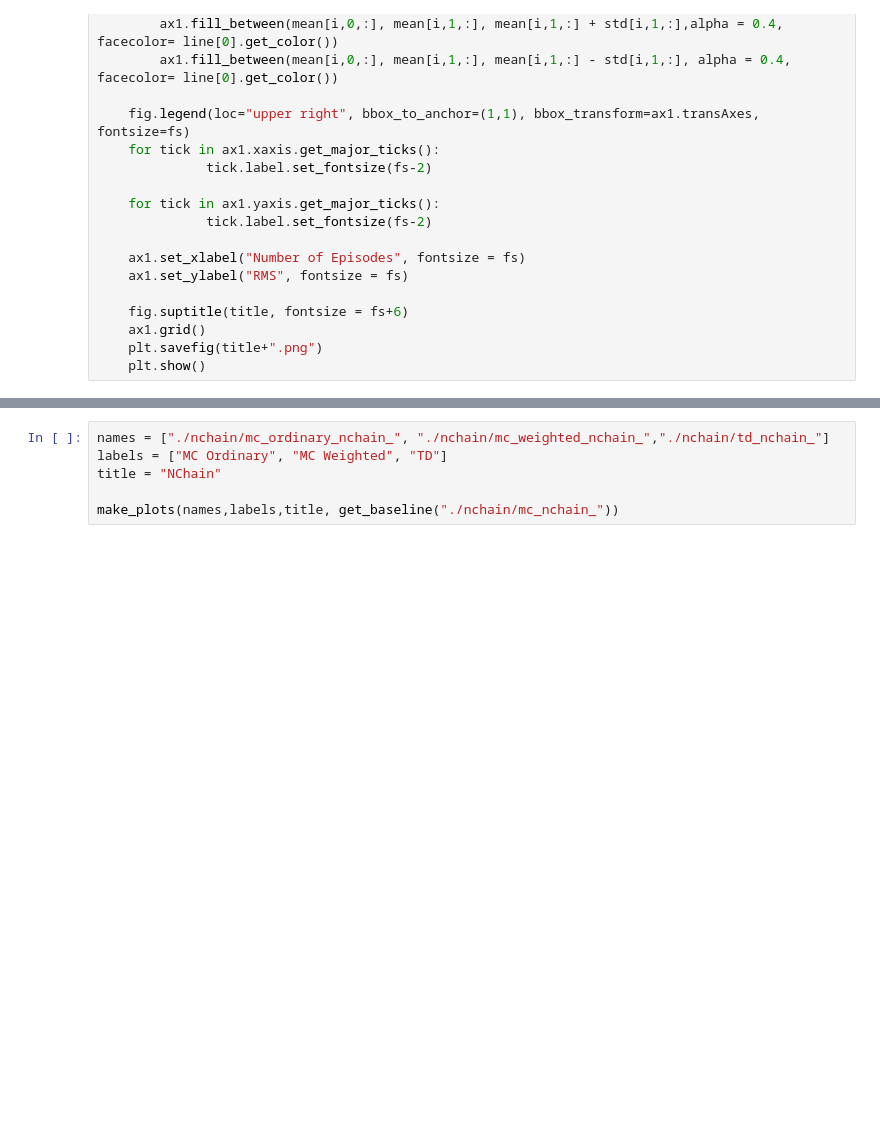
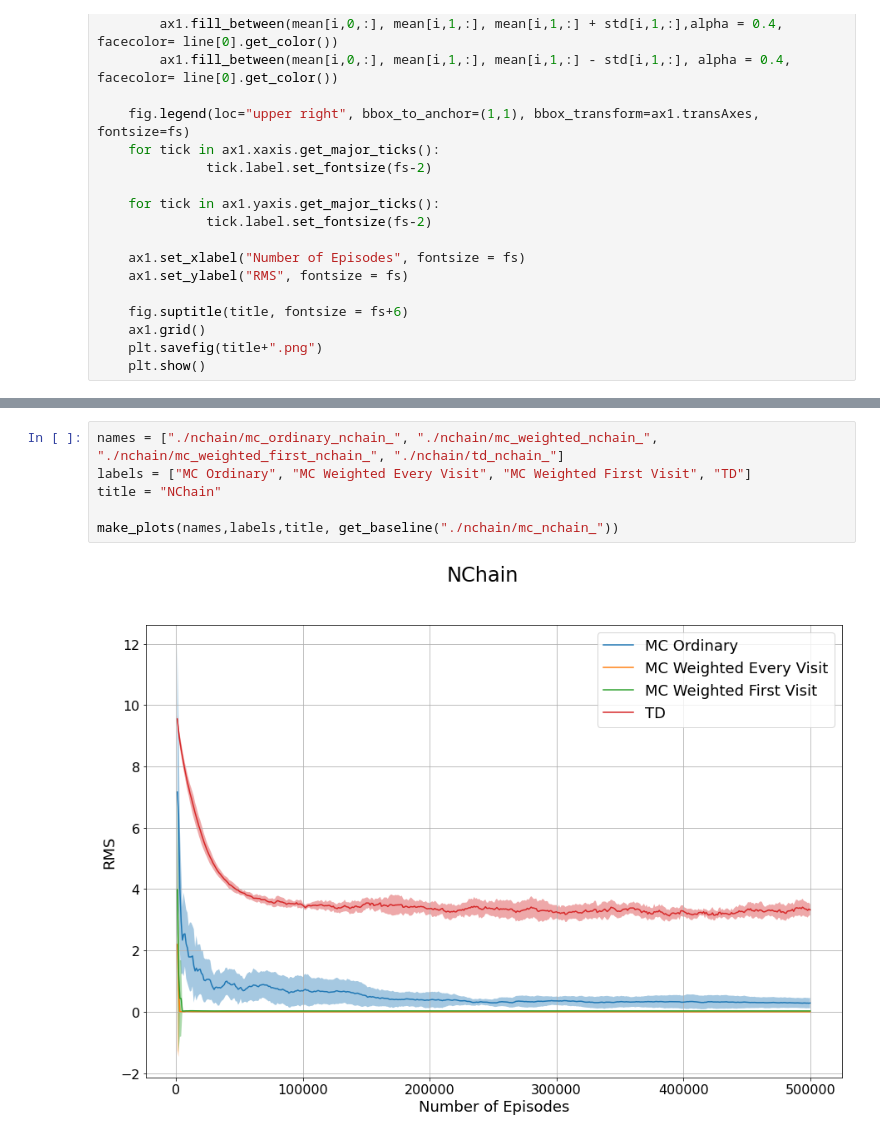
Before and after one commit to gersonfoks/rl2020-project, a Jupyter notebook: Plots.ipynb, the cells around one changed output, grey strips where cells are left out. Drawn from its saved outputs; the diff is of its cells as text; blank space fills up the shorter version.

```diff
--- a/Plots.ipynb
+++ b/Plots.ipynb
@@ -81,6 +83,8 @@ make_plots(names,labels,title, get_baseline("./bj/mc_bj_"))
 # %%
-names = ["./nchain/mc_ordinary_nchain_", "./nchain/mc_weighted_nchain_","./nchain/td_nchain_"]
-labels = ["MC Ordinary", "MC Weighted", "TD"]
+names = ["./nchain/mc_ordinary_nchain_", "./nchain/mc_weighted_nchain_", "./nchain/mc_weighted_first_nchain_", "./nchain/td_nchain_"]
+labels = ["MC Ordinary", "MC Weighted Every Visit", "MC Weighted First Visit", "TD"]
 title = "NChain"
 
 make_plots(names,labels,title, get_baseline("./nchain/mc_nchain_"))
+# %% [output]
+[figure, added]
```
Also changed, not shown: parts of 2 cells of this notebook, 5 other files.
